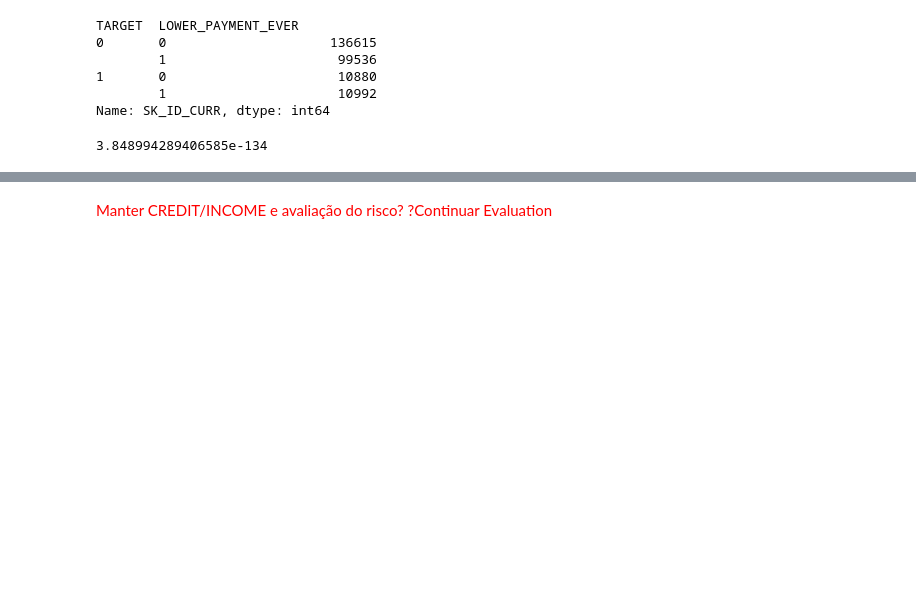
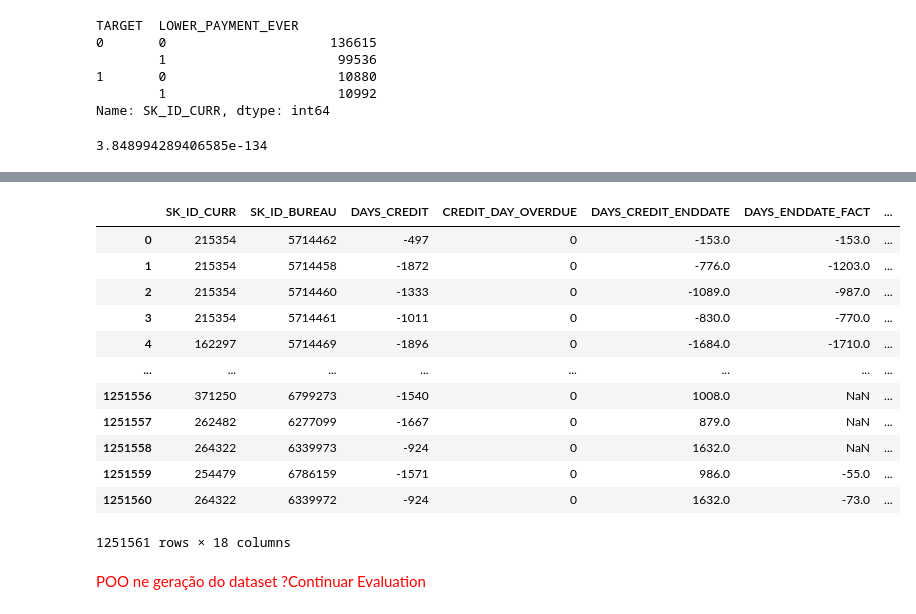
Before and after one commit to felipesveiga/home-loans, a Jupyter notebook: project/home-default.ipynb, the cells around one changed output, grey strips where cells are left out. Saved outputs shown, nothing was run; the diff lists cells and outputs as text; code cells hidden in the pictures; blank space fills up the shorter version.

```diff
--- a/project/home-default.ipynb
+++ b/project/home-default.ipynb
@@ -576,2 +506,33 @@ ztest(df_previous[df_previous['TARGET']==0]['AMT_CREDIT'].sample(2000, random_st
+# %%
+def dataset_num(path:str):
+    global df_train # Vamos recorrer à base principal para agregarmos as TARGET's ao dataset.
+    df = pd.read_csv(path).merge(df_train[['SK_ID_CURR', 'TARGET']], how='inner', left_on='SK_ID_CURR', right_on='SK_ID_CURR')
+    dtypes = df.dtypes[df.dtypes=='object']
+
+    for col in dtypes.index:
+        gb = df.groupby(['TARGET', col])['SK_ID_CURR'].count()
+        target_amount = gb.groupby(level=1).sum()
+        df_default_prop = gb.div(target_amount, level=1).xs(1, level=0).reset_index()
+        df_default_prop.rename({'SK_ID_CURR':f'{col}_PROP'}, axis=1, inplace=True)
+        df = df.merge(df_default_prop, left_on=col, right_on=col, how='inner')
+        df.drop(col, axis=1, inplace=True)
+    return df
+# %%
+dataset_num('/kaggle/input/home-credit-default-risk/bureau.csv')
+# %% [output]
+|  | SK_ID_CURR | SK_ID_BUREAU | DAYS_CREDIT | CREDIT_DAY_OVERDUE | DAYS_CREDIT_ENDDATE | DAYS_ENDDATE_FACT | ... |
+| 0 | 215354 | 5714462 | -497 | 0 | -153.0 | -153.0 | ... |
+| 1 | 215354 | 5714458 | -1872 | 0 | -776.0 | -1203.0 | ... |
+| 2 | 215354 | 5714460 | -1333 | 0 | -1089.0 | -987.0 | ... |
+| 3 | 215354 | 5714461 | -1011 | 0 | -830.0 | -770.0 | ... |
+| 4 | 162297 | 5714469 | -1896 | 0 | -1684.0 | -1710.0 | ... |
+| ... | ... | ... | ... | ... | ... | ... | ... |
+| 1251556 | 371250 | 6799273 | -1540 | 0 | 1008.0 | NaN | ... |
+| 1251557 | 262482 | 6277099 | -1667 | 0 | 879.0 | NaN | ... |
+| 1251558 | 264322 | 6339973 | -924 | 0 | 1632.0 | NaN | ... |
+| 1251559 | 254479 | 6786159 | -1571 | 0 | 986.0 | -55.0 | ... |
+| 1251560 | 264322 | 6339972 | -924 | 0 | 1632.0 | -73.0 | ... |
+1251561 rows × 18 columns
 # %% [markdown]
-<p style='color:red'> Manter CREDIT/INCOME e avaliação do risco? ?Continuar Evaluation</p>
+
+<p style='color:red'> POO ne geração do dataset ?Continuar Evaluation</p>
```
Also changed, not shown: parts of 14 cells of this notebook.
